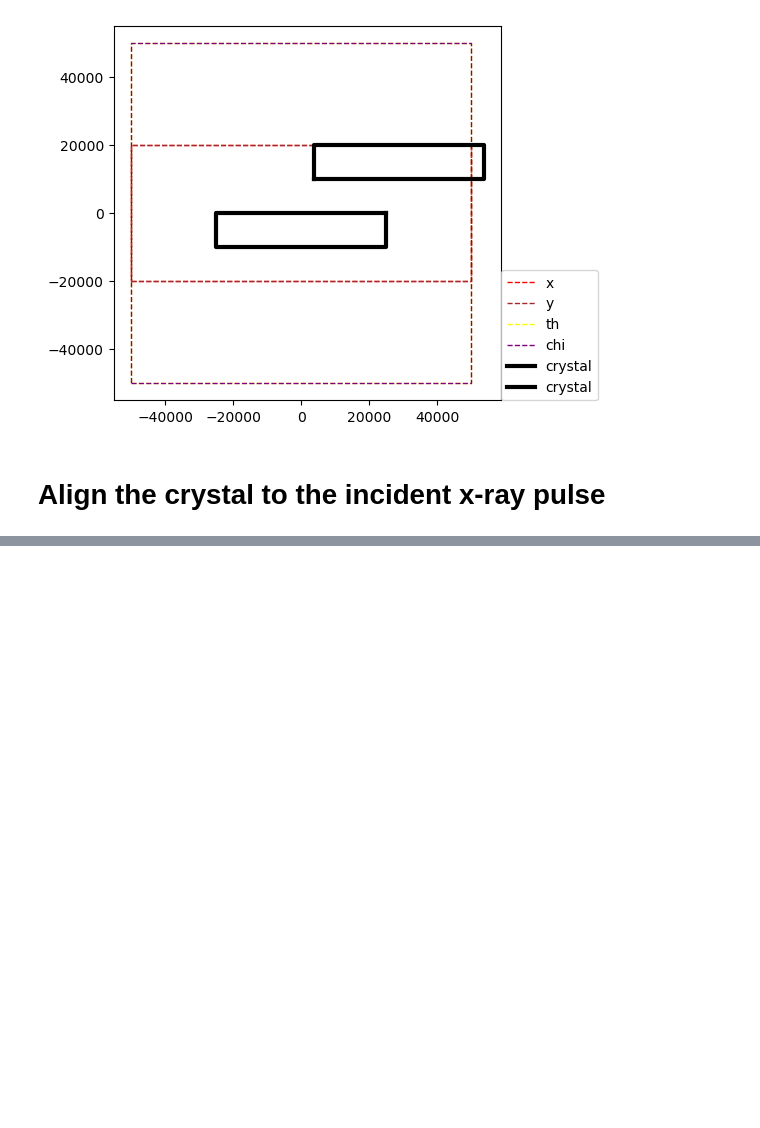
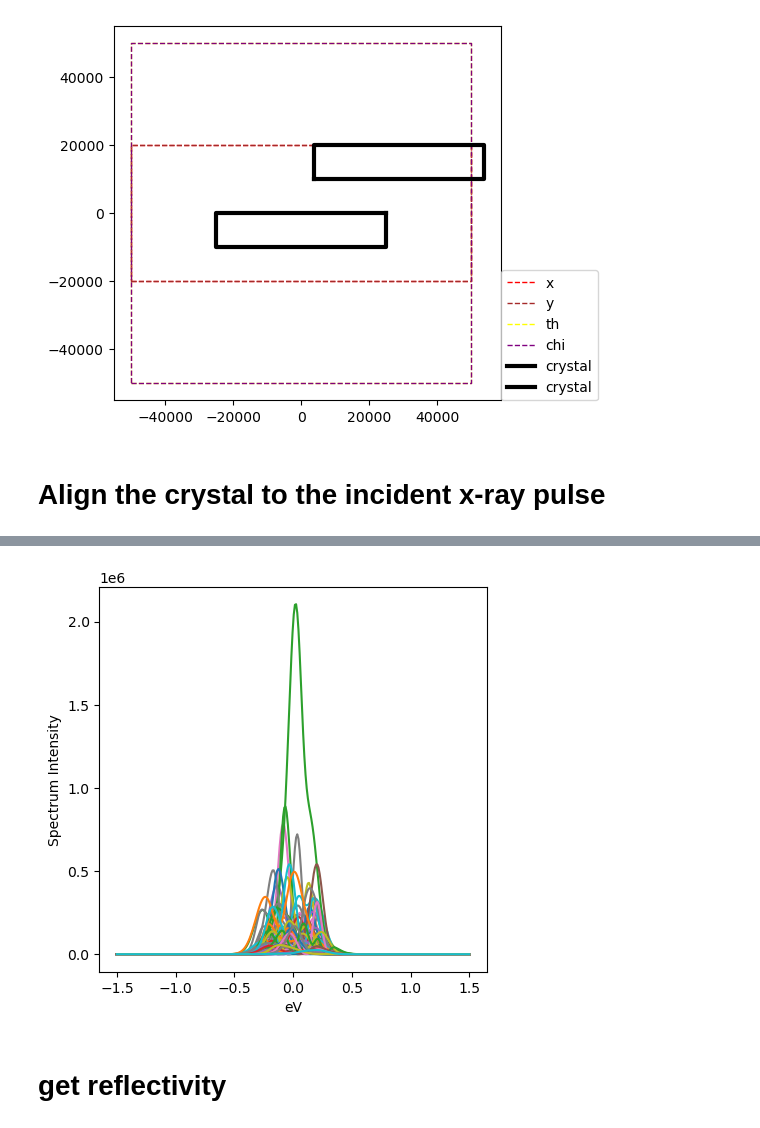
Before and after one commit to haoyuanli93/XRaySimulation, a Jupyter notebook: Example/dataScienceProj/motionStackTest.ipynb, the cells around one changed output, grey strips where cells are left out. Drawn from its saved outputs; the diff is of its cells as text; code cells hidden in the pictures; blank space fills up the shorter version.

```diff
--- a/Example/dataScienceProj/motionStackTest.ipynb
+++ b/Example/dataScienceProj/motionStackTest.ipynb
@@ -49,0 +76,29 @@ motionStack.chi.user_getPosition()
+# %%
+# get some random pulses
+sasePulseXPP, pulseEnergy, k_array_keV, k_vec = Pulse.get_1D_GaussianPulse_array(pulseNum=120,
+                                                                                 nk=300,
+                                                                                 dk_keV=1e-5,
+                                                                                 nGaussian=10,
+                                                                                 modeSize_keV=1e-4,
+                                                                                 modeCenterSpread_keV=0.5e-3,
+                                                                                 pulseEnergyCenter_uJ=3,
+                                                                                 pulseEnergySigma_uJ=1, )
+# %%
+spectrumIntensity = np.square(np.abs(sasePulseXPP))
+# %%
+# Show the aligned device
+fig, ax = plt.subplots(ncols=1, nrows=1)
+fig.set_figwidth(5)
+fig.set_figheight(5)
+
+for pulseIdx in range(spectrumIntensity.shape[0]):
+    ax.plot(k_array_keV * 1000, spectrumIntensity[pulseIdx, :])
+
+ax.set_xlabel("eV")
+ax.set_ylabel("Spectrum Intensity")
+#ax.legend(loc=(1,0))
+plt.show()
+# %% [output]
+[figure, added]
+# %% [markdown]
+# get reflectivity
```
Also changed, not shown: parts of 18 cells of this notebook, 4 other files.
